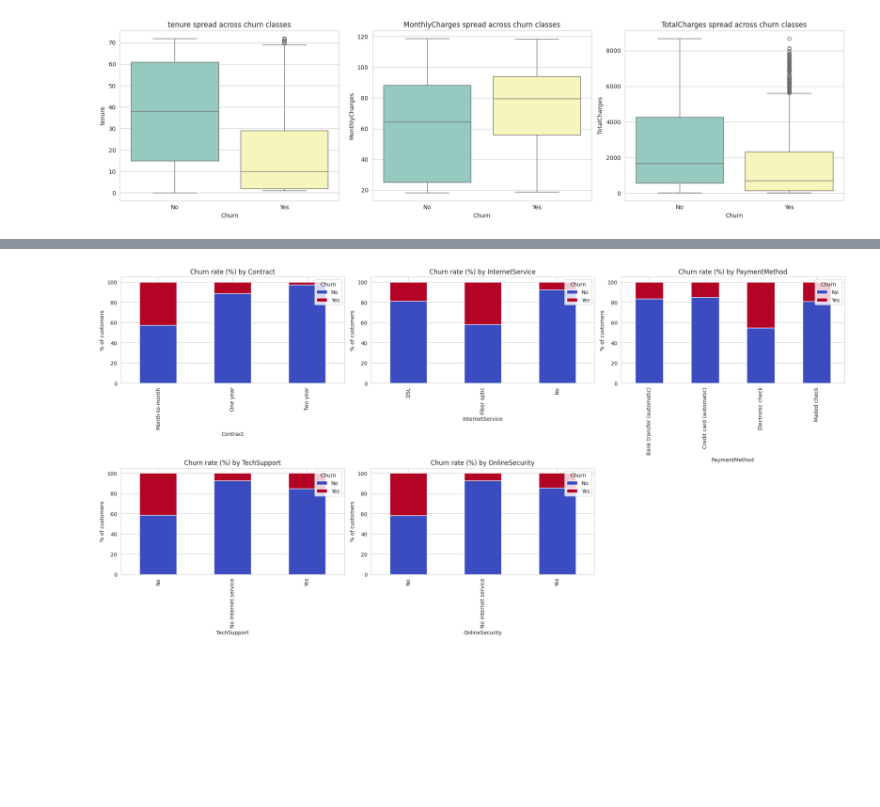
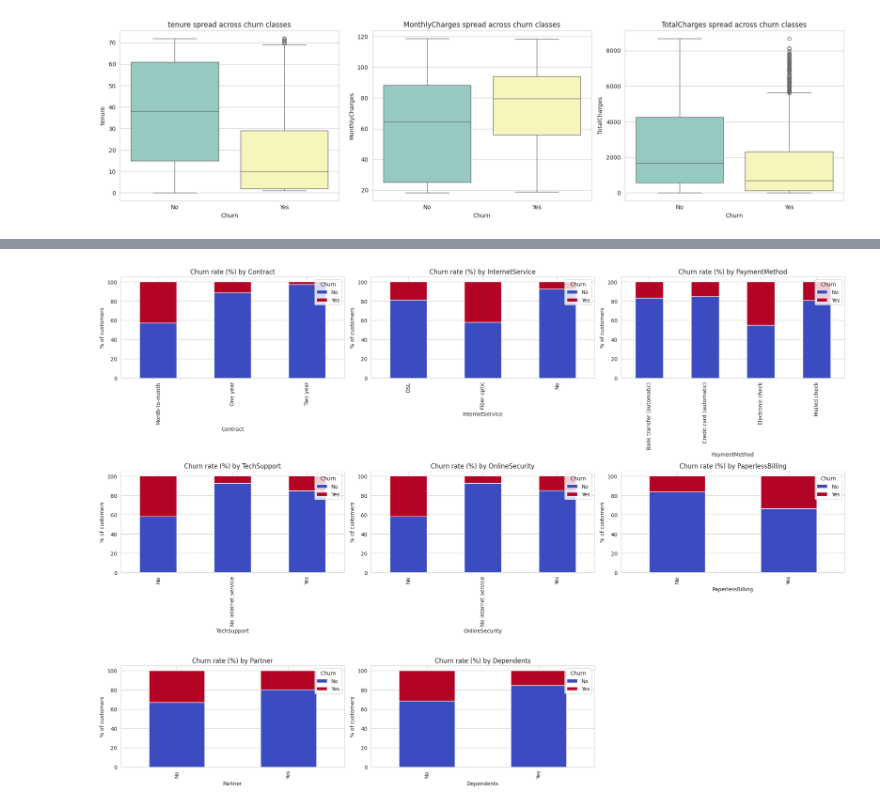
Before and after one commit to methasha20250805/Customer-Churn---Machine-Learning, a Jupyter notebook: ML_CW.ipynb, the cells around one changed output, grey strips where cells are left out. Cells and saved outputs as stored; diff of their text form; code cells hidden in the pictures; blank space fills up the shorter version.

```diff
--- a/ML_CW.ipynb
+++ b/ML_CW.ipynb
@@ -109,17 +166,27 @@ plt.show()
 # %%
-categorical_focus = ["Contract", "InternetService", "PaymentMethod", "TechSupport", "OnlineSecurity"]
+categorical_focus = [
+    "Contract",
+    "InternetService",
+    "PaymentMethod",
+    "TechSupport",
+    "OnlineSecurity",
+    "PaperlessBilling",
+    "Partner",
+    "Dependents",
+    "gender"
+]
 
-fig, axes = plt.subplots(2, 3, figsize=(20, 10))
+fig, axes = plt.subplots(3, 3, figsize=(20, 14))
 axes = axes.flatten()
 for col, ax in zip(categorical_focus, axes):
     cross_tab = pd.crosstab(churn_raw[col], churn_raw["Churn"], normalize="index") * 100
     cross_tab.plot(kind="bar", stacked=True, ax=ax, colormap="coolwarm")
     ax.set_title(f"Churn rate (%) by {col}")
     ax.set_ylabel("% of customers")
     ax.legend(title="Churn", loc="upper right")
 fig.delaxes(axes[-1])
 plt.tight_layout()
 plt.show()
 # %% [output]
-[figure, old version]
+[figure, new version]
 # %%
```
Also changed, not shown: parts of 7 cells of this notebook.
